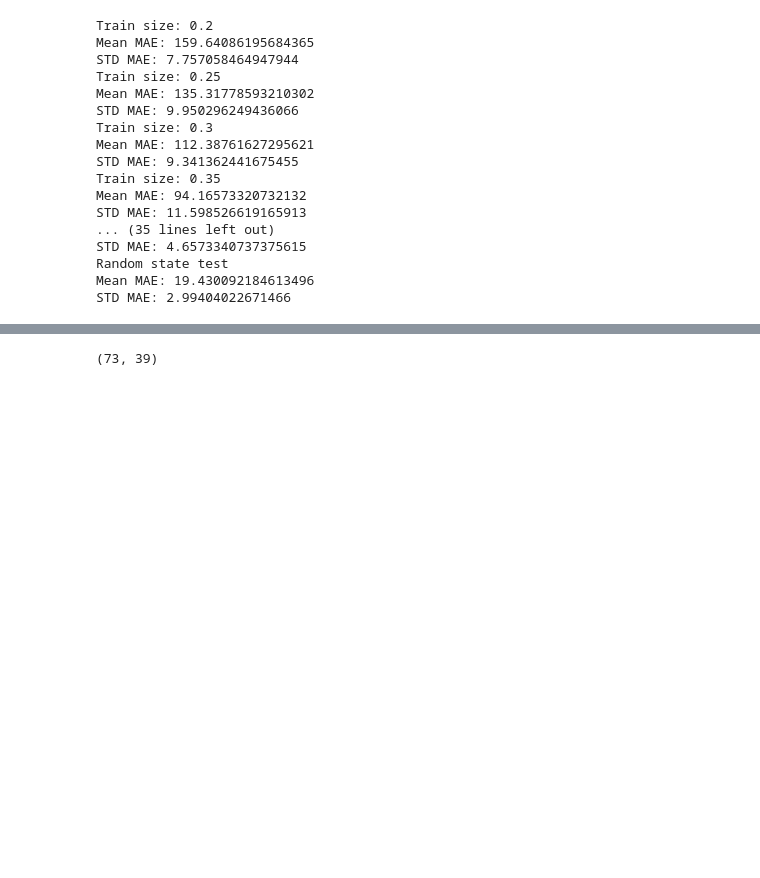
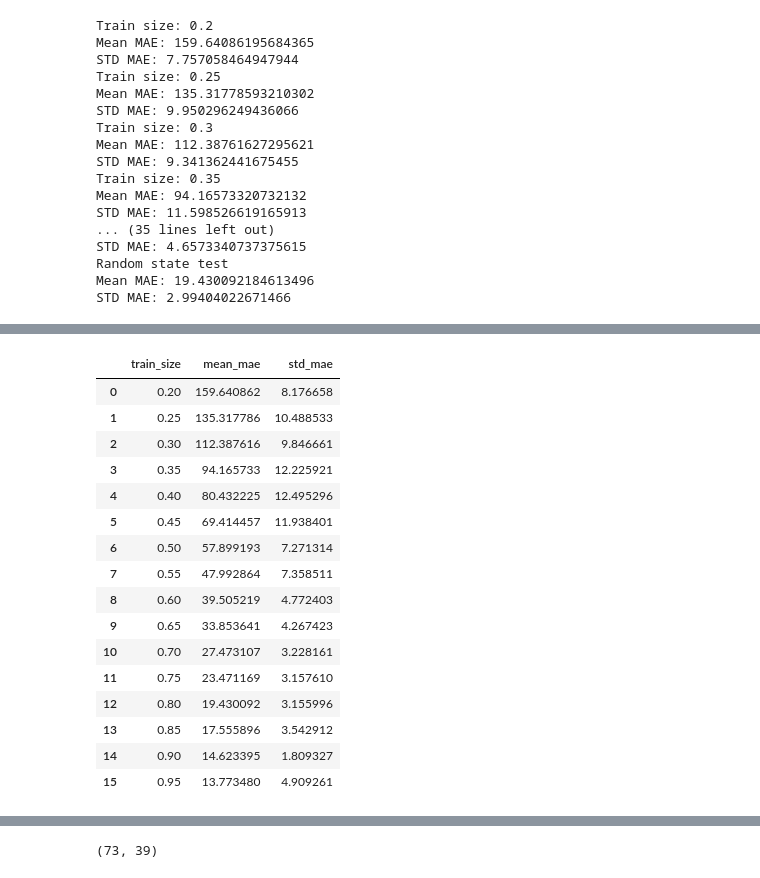
Before and after one commit to MADS696ss25group4/milestone2, a Jupyter notebook: Supervised_Models copy.ipynb, the cells around one changed output, grey strips where cells are left out. Cells and saved outputs as stored; diff of their text form; code cells hidden in the pictures; blank space fills up the shorter version.

```diff
--- a/Supervised_Models copy.ipynb
+++ b/Supervised_Models copy.ipynb
@@ -1127,0 +1146,25 @@ STD MAE: 2.99404022671466
+# %%
+df_learning_curves = df_learning.groupby('train_size').agg(
+    mean_mae = ('MAE', 'mean'),
+    std_mae = ('MAE', 'std')
+).reset_index()
+
+df_learning_curves
+# %% [output]
+|  | train_size | mean_mae | std_mae |
+| 0 | 0.20 | 159.640862 | 8.176658 |
+| 1 | 0.25 | 135.317786 | 10.488533 |
+| 2 | 0.30 | 112.387616 | 9.846661 |
+| 3 | 0.35 | 94.165733 | 12.225921 |
+| 4 | 0.40 | 80.432225 | 12.495296 |
+| 5 | 0.45 | 69.414457 | 11.938401 |
+| 6 | 0.50 | 57.899193 | 7.271314 |
+| 7 | 0.55 | 47.992864 | 7.358511 |
+| 8 | 0.60 | 39.505219 | 4.772403 |
+| 9 | 0.65 | 33.853641 | 4.267423 |
+| 10 | 0.70 | 27.473107 | 3.228161 |
+| 11 | 0.75 | 23.471169 | 3.157610 |
+| 12 | 0.80 | 19.430092 | 3.155996 |
+| 13 | 0.85 | 17.555896 | 3.542912 |
+| 14 | 0.90 | 14.623395 | 1.809327 |
+| 15 | 0.95 | 13.773480 | 4.909261 |
```
Also changed, not shown: parts of 3 cells of this notebook.
